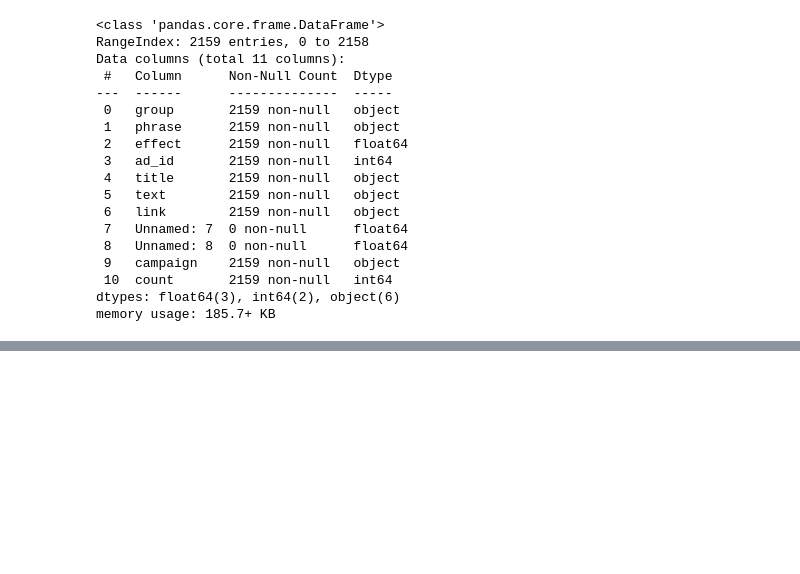
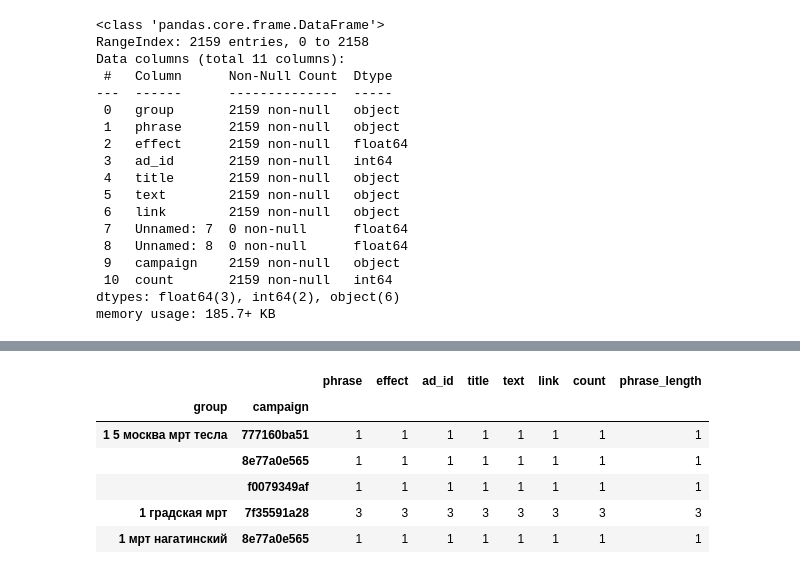
Before and after one commit to kadmiy/datascience_learn, a Jupyter notebook: module_04_datascience_learn.ipynb, the cells around one changed output, grey strips where cells are left out. Saved outputs shown, nothing was run; the diff lists cells and outputs as text; code cells hidden in the pictures; blank space fills up the shorter version.

```diff
--- a/module_04_datascience_learn.ipynb
+++ b/module_04_datascience_learn.ipynb
@@ -273,0 +393,12 @@ memory usage: 185.7+ KB
+# %%
+# Посмотрим сколько и каких различных рекламных объявлений входит в каждую группу
+
+ad_stats.groupby(['group', 'campaign']).count().head()
+# %% [output]
+|  |  | phrase | effect | ad_id | title | text | link | count | phrase_length |
+| group | campaign |  |  |  |  |  |  |  |  |
+| 1 5 москва мрт тесла | 777160ba51 | 1 | 1 | 1 | 1 | 1 | 1 | 1 | 1 |
+|  | 8e77a0e565 | 1 | 1 | 1 | 1 | 1 | 1 | 1 | 1 |
+|  | f0079349af | 1 | 1 | 1 | 1 | 1 | 1 | 1 | 1 |
+| 1 градская мрт | 7f35591a28 | 3 | 3 | 3 | 3 | 3 | 3 | 3 | 3 |
+| 1 мрт нагатинский | 8e77a0e565 | 1 | 1 | 1 | 1 | 1 | 1 | 1 | 1 |
```
Also changed, not shown: parts of 16 cells of this notebook.
